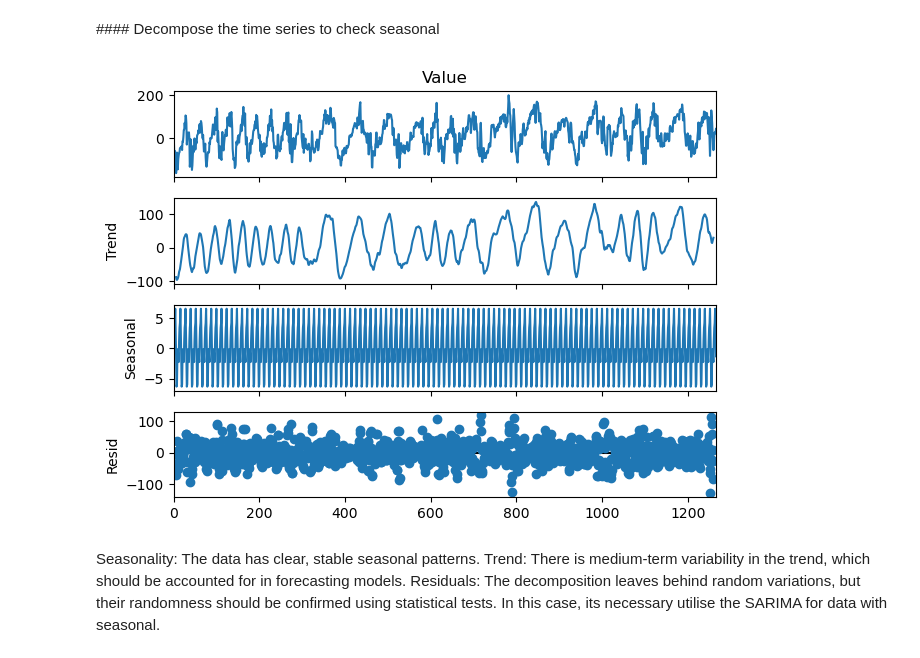
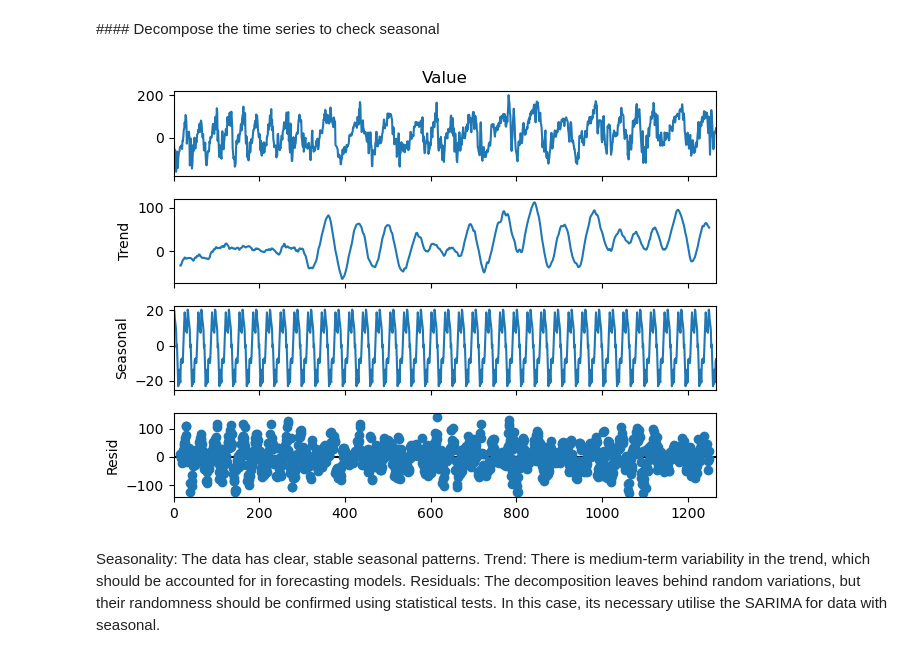
Before and after one commit to becca-pina/Data-Mining-and-Machine-Learning-Project, a Jupyter notebook: x23446786.ipynb, the cells around one changed output. Drawn from its saved outputs; the diff is of its cells as text; code cells hidden in the pictures.

```diff
--- a/x23446786.ipynb
+++ b/x23446786.ipynb
@@ -202,11 +233,11 @@ We can see that the mediterranean level increased over time.
 # %% [markdown]
 #### Decompose the time series to check seasonal
 # %%
-decomposition = seasonal_decompose(df_mediterranean_train['Value'], model='additive', period=12)
+decomposition = seasonal_decompose(df_mediterranean_train['Value'], model='additive', period=32)
 decomposition.plot()
 plt.show()
 # %% [output]
-[figure, old version]
+[figure, new version]
 # %% [markdown]
 Seasonality: The data has clear, stable seasonal patterns.
 Trend: There is medium-term variability in the trend, which should be accounted for in forecasting models.
```
Also changed, not shown: parts of 36 cells of this notebook.
